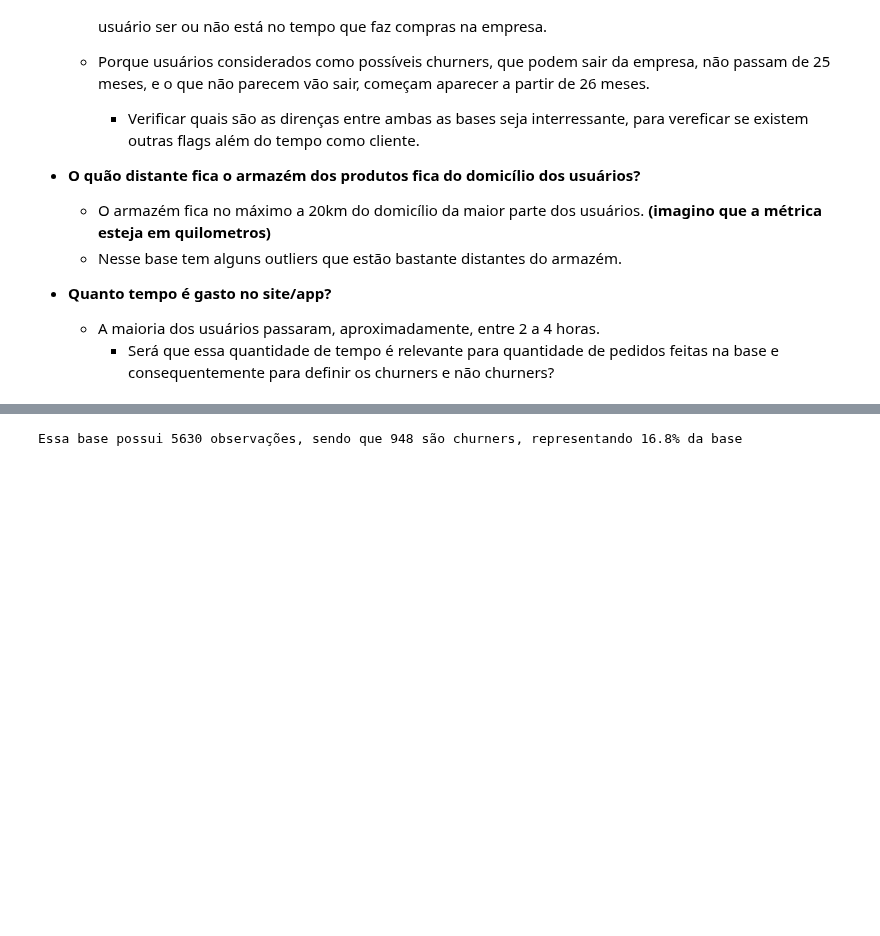
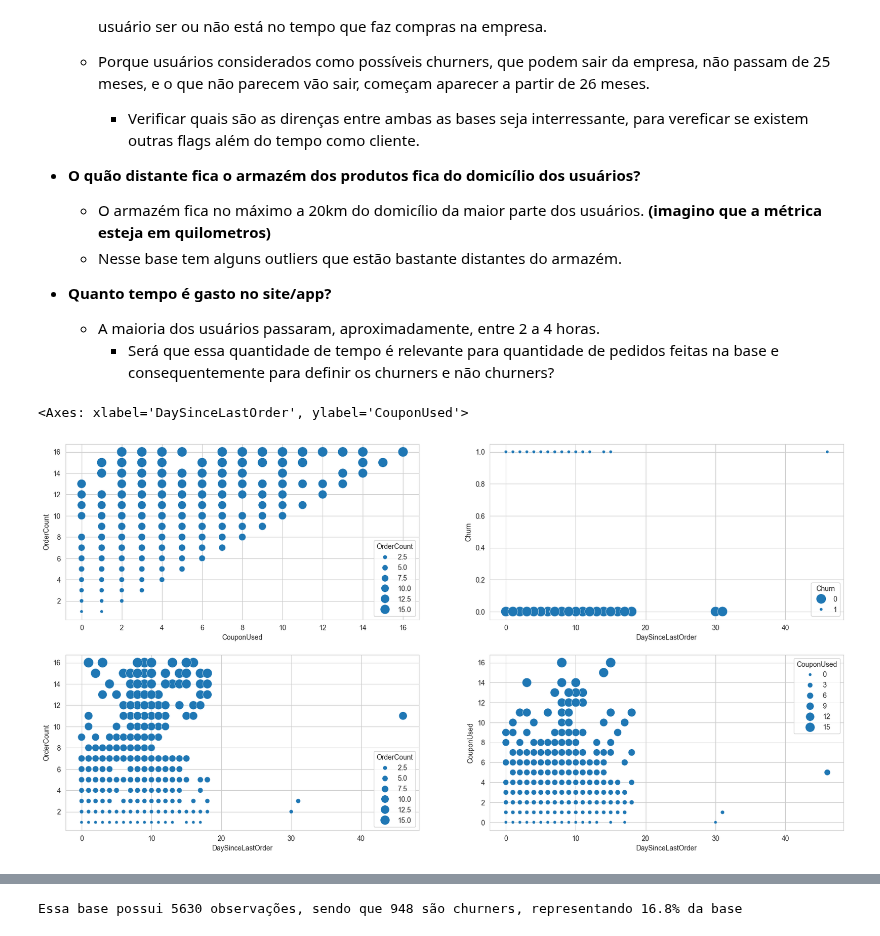
Before and after one commit to PedroReste/repository_for_studies, a Jupyter notebook: ecommerce_database_kaggle/ecommerce_database_kaggle.ipynb, the cells around one changed output, grey strips where cells are left out. Saved outputs shown, nothing was run; the diff lists cells and outputs as text; code cells hidden in the pictures; blank space fills up the shorter version.

```diff
--- a/ecommerce_database_kaggle/ecommerce_database_kaggle.ipynb
+++ b/ecommerce_database_kaggle/ecommerce_database_kaggle.ipynb
@@ -319,3 +309,17 @@ Pontos interessantes apresentados através dos gráficos e alguns cálculos feit
 - **Quanto tempo é gasto no site/app?**
     - A maioria dos usuários passaram, aproximadamente, entre 2 a 4 horas.
         - Será que essa quantidade de tempo é relevante para quantidade de pedidos feitas na base e consequentemente para definir os churners e não churners?
+# %%
+sns.set_style("whitegrid")
+fig, axes = plt.subplots(2, 2, figsize=(20, 10))
+
+sns.scatterplot(x=df['CouponUsed'], y=df['OrderCount'], size=df['OrderCount'], sizes=(20, 200), ax=axes[0, 0])
+
+sns.scatterplot(x=df['DaySinceLastOrder'], y=df['Churn'], size=df['Churn'], sizes=(20, 200), ax=axes[0, 1])
+
+sns.scatterplot(x=df['DaySinceLastOrder'], y=df['OrderCount'], size=df['OrderCount'], sizes=(20, 200), ax=axes[1, 0])
+
+sns.scatterplot(x=df['DaySinceLastOrder'], y=df['CouponUsed'], size=df['CouponUsed'], sizes=(20, 200), ax=axes[1, 1])
+# %% [output]
+<Axes: xlabel='DaySinceLastOrder', ylabel='CouponUsed'>
+[figure, added]
```
Also changed, not shown: parts of 14 cells of this notebook.
